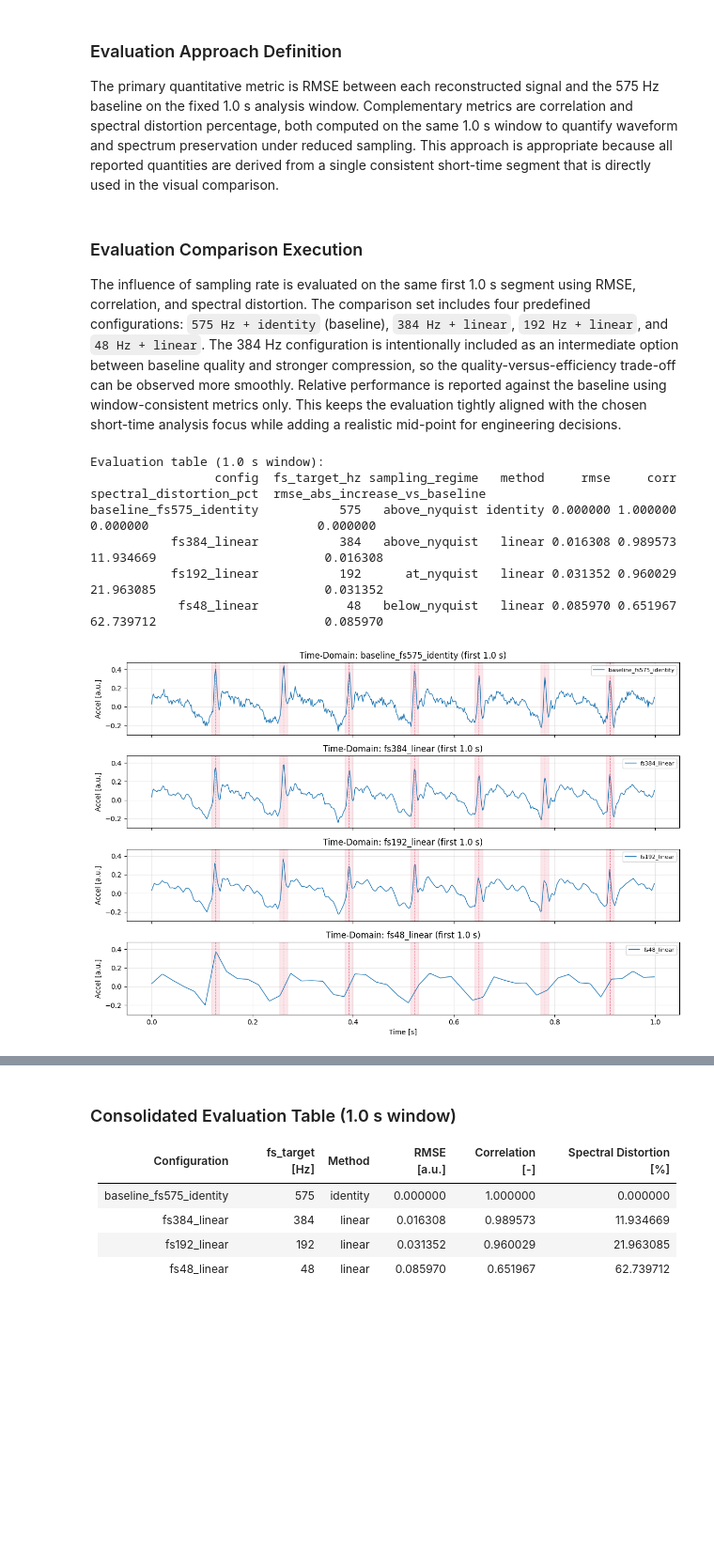
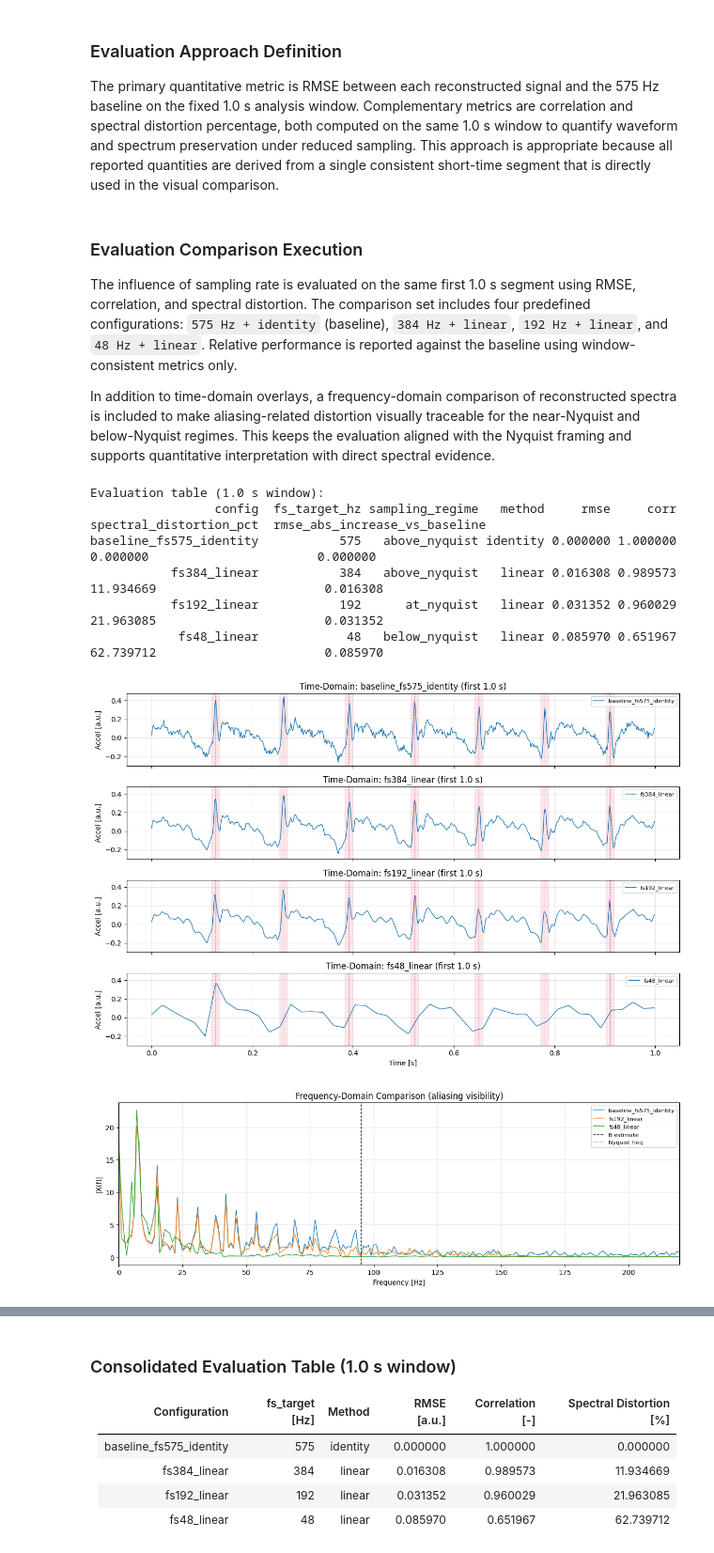
Before and after one commit to mikeandrusyak/gbsv-research, a Jupyter notebook: mc1/sampling_theorem.ipynb, the cells around one changed output, grey strips where cells are left out. Shown at 94% size. Cells and saved outputs as stored; diff of their text form; code cells hidden in the pictures; blank space fills up the shorter version.

```diff
--- a/mc1/sampling_theorem.ipynb
+++ b/mc1/sampling_theorem.ipynb
@@ -230,7 +230,9 @@ The primary quantitative metric is RMSE between each reconstructed signal and th
 # %% [markdown]
 ### Evaluation Comparison Execution
 
-The influence of sampling rate is evaluated on the same first 1.0 s segment using RMSE, correlation, and spectral distortion. The comparison set includes four predefined configurations: `575 Hz + identity` (baseline), `384 Hz + linear`, `192 Hz + linear`, and `48 Hz + linear`. The 384 Hz configuration is intentionally included as an intermediate option between baseline quality and stronger compression, so the quality-versus-efficiency trade-off can be observed more smoothly. Relative performance is reported against the baseline using window-consistent metrics only. This keeps the evaluation tightly aligned with the chosen short-time analysis focus while adding a realistic mid-point for engineering decisions.
+The influence of sampling rate is evaluated on the same first 1.0 s segment using RMSE, correlation, and spectral distortion. The comparison set includes four predefined configurations: `575 Hz + identity` (baseline), `384 Hz + linear`, `192 Hz + linear`, and `48 Hz + linear`. Relative performance is reported against the baseline using window-consistent metrics only.
+
+In addition to time-domain overlays, a frequency-domain comparison of reconstructed spectra is included to make aliasing-related distortion visually traceable for the near-Nyquist and below-Nyquist regimes. This keeps the evaluation aligned with the Nyquist framing and supports quantitative interpretation with direct spectral evidence.
 # %%
 import matplotlib.pyplot as plt
 
@@ -283,6 +285,32 @@ def plot_time_domain_stack(
     plt.show()
 
 
+def plot_frequency_domain_overlay(
+    reconstructions_map: dict,
+    configs: list[str],
+    fs_hz: int,
+) -> None:
+    fig, ax = plt.subplots(1, 1, figsize=(12, 4.2))
+
+    for cfg in configs:
+        x_sig = reconstructions_map[cfg]
+        n = x_sig.size
+        freqs_hz = np.fft.rfftfreq(n, d=1.0 / fs_hz)
+        mag = np.abs(np.fft.rfft(x_sig))
+        ax.plot(freqs_hz, mag, linewidth=1.0, label=cfg)
+
+    ax.axvline(BANDWIDTH_EST_HZ, color="black", linestyle="--", linewidth=1.0, label="B estimate")
+    ax.axvline(NYQUIST_MIN_FS_HZ / 2.0, color="gray", linestyle=":", linewidth=1.0, label="Nyquist freq")
+    ax.set_xlim(0.0, 220.0)
+    ax.set_xlabel("Frequency [Hz]")
+    ax.set_ylabel("|X(f)|")
+    ax.set_title("Frequency-Domain Comparison (aliasing visibility)")
+    ax.grid(alpha=0.3)
+    ax.legend(loc="upper right", fontsize=8)
+    plt.tight_layout()
+    plt.show()
+
+
 results_eval_df = add_relative_rmse_columns(results_df)
 display_cols = [
     "config",
@@ -291,33 +319,40 @@ display_cols = [
     "method",
     "rmse",
     "corr",
     "spectral_distortion_pct",
     "rmse_abs_increase_vs_baseline",
 ]
 
 print("Evaluation table (1.0 s window):")
 print(results_eval_df[display_cols].to_string(index=False))
 
 plot_configs = ["baseline_fs575_identity", "fs384_linear", "fs192_linear", "fs48_linear"]
 defect_times_for_plot = event_times_focus if "event_times_focus" in globals() else np.array([], dtype=np.float64)
 plot_time_domain_stack(
     reconstructions,
     plot_configs,
     x_ref.size,
     FS_HZ,
     defect_times_s=defect_times_for_plot,
     defect_half_width_s=EVENT_MARKER_HALF_WIDTH_S,
 )
 
+plot_frequency_domain_overlay(
+    reconstructions,
+    ["baseline_fs575_identity", "fs192_linear", "fs48_linear"],
+    FS_HZ,
+)
+
 results_eval_df.sort_values("fs_target_hz", ascending=False)
 # %% [output]
 Evaluation table (1.0 s window):
                  config  fs_target_hz sampling_regime   method     rmse     corr  spectral_distortion_pct  rmse_abs_increase_vs_baseline
 baseline_fs575_identity           575   above_nyquist identity 0.000000 1.000000                 0.000000                       0.000000
            fs384_linear           384   above_nyquist   linear 0.016308 0.989573                11.934669                       0.016308
            fs192_linear           192      at_nyquist   linear 0.031352 0.960029                21.963085                       0.031352
             fs48_linear            48   below_nyquist   linear 0.085970 0.651967                62.739712                       0.085970
 [figure]
+[figure, added]
 |  | config | fs_target_hz | sampling_regime | method | rmse | corr | spectral_distortion_pct | ... |
 | 0 | baseline_fs575_identity | 575 | above_nyquist | identity | 0.000000 | 1.000000 | 0.000000 | ... |
 | 1 | fs384_linear | 384 | above_nyquist | linear | 0.016308 | 0.989573 | 11.934669 | ... |
```
Also changed, not shown: 2 other files.
